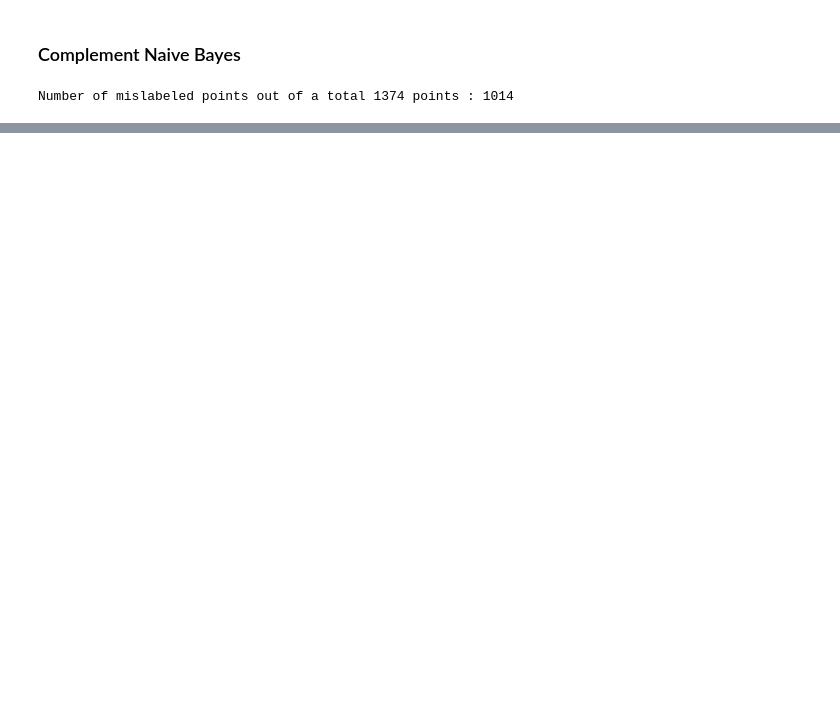
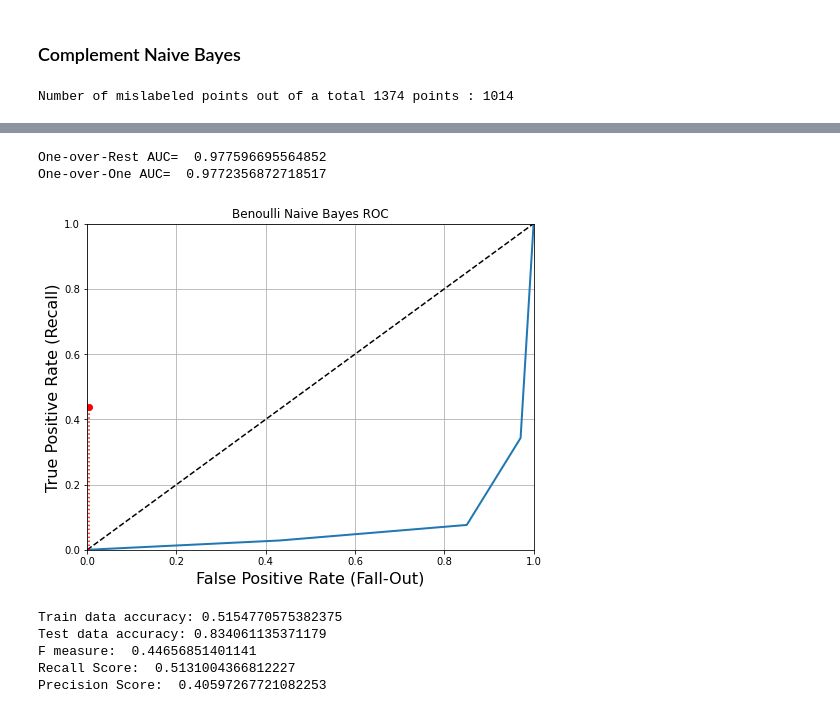
Before and after one commit to msadiq10/DMML-Group-15, a Jupyter notebook: group15-lab2.ipynb, the cells around one changed output, grey strips where cells are left out. Saved outputs shown, nothing was run; the diff lists cells and outputs as text; code cells hidden in the pictures; blank space fills up the shorter version.

```diff
--- a/group15-lab2.ipynb
+++ b/group15-lab2.ipynb
@@ -1094,0 +1216,47 @@ Precision Score:  [0.         0.09677419 0.24743231 0.25       0.55       0.3262
+# %%
+# Compute Area Under the Receiver Operating Characteristic Curve (ROC AUC) from prediction scores.
+# The higher the AUC value for a classifier,
+# the better its ability to distinguish between positive and negative classes.
+from sklearn.metrics import roc_auc_score
+from sklearn.metrics import roc_curve, auc
+from sklearn import metrics
+from sklearn.ensemble import GradientBoostingClassifier
+
+# 'ovr'- One-vs-rest, computes the AUC of each class against the rest
+# 'ovo'- One-vs-one, computes the average AUC of all possible pairwise combinations of classes
+print("One-over-Rest AUC= ",roc_auc_score(y, clf.predict_proba(X), multi_class='ovr'))
+print("One-over-One AUC= ",roc_auc_score(y, clf.predict_proba(X), multi_class='ovo'))
+
+fpr1, tpr1, thresh1 = roc_curve(y_test, y_pred_bnb, pos_label=1)
+
+def plot_roc_curve(fpr, tpr, label=None):
+    plt.plot(fpr1, tpr1, linewidth=2, label=label)
+    plt.plot([0, 1], [0, 1], 'k--') # dashed diagonal
+    plt.axis([0, 1, 0, 1])                                    # Not shown in the book
+    plt.xlabel('False Positive Rate (Fall-Out)', fontsize=16) # Not shown
+    plt.title('Benoulli Naive Bayes ROC')
+    plt.ylabel('True Positive Rate (Recall)', fontsize=16)    # Not shown
+    plt.grid(True)                                            # Not shown
+
+plt.figure(figsize=(8, 6))                         # Not shown
+plot_roc_curve(fpr1, tpr1)
+plt.plot([4.837e-3, 4.837e-3], [0., 0.4368], "r:") # Not shown
+plt.plot([0.0, 4.837e-3], [0.4368, 0.4368], "r:")  # Not shown
+plt.plot([4.837e-3], [0.4368], "ro")               # Not shown
+plt.show()
+# %% [output]
+One-over-Rest AUC=  0.977596695564852
+One-over-One AUC=  0.9772356872718517
+[figure, added]
+# %%
+print("Train data accuracy:",accuracy_score(y_true = y_train, y_pred=bnb.predict(X_train)))
+print("Test data accuracy:",accuracy_score(y_true = y_test, y_pred=y_pred))
+print("F measure: ",f1_score(y_test, y_pred_bnb, average='weighted'))
+print("Recall Score: ",recall_score(y_test, y_pred_bnb, average='weighted'))
+print("Precision Score: ",precision_score(y_test, y_pred_bnb, average='weighted'))
+# %% [output]
+Train data accuracy: 0.5154770575382375
+Test data accuracy: 0.834061135371179
+F measure:  0.44656851401141
+Recall Score:  0.5131004366812227
+Precision Score:  0.40597267721082253
```
Also changed, not shown: parts of 17 cells of this notebook.
